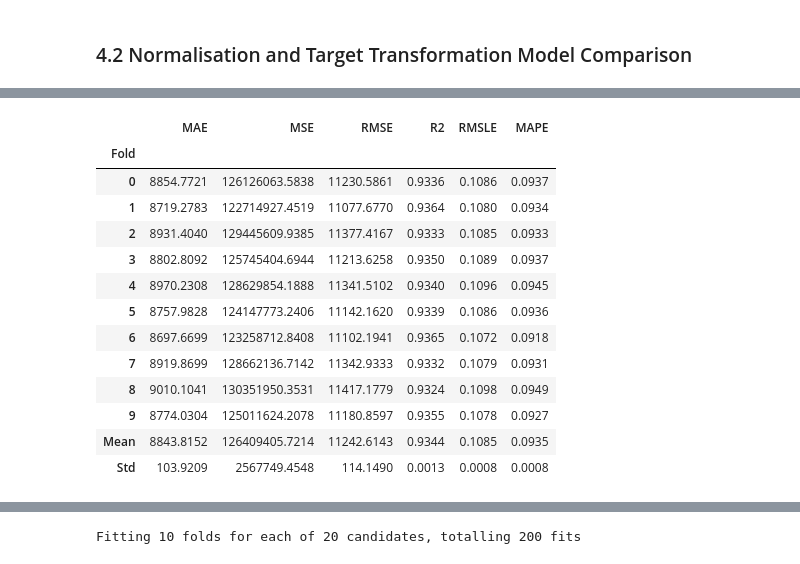
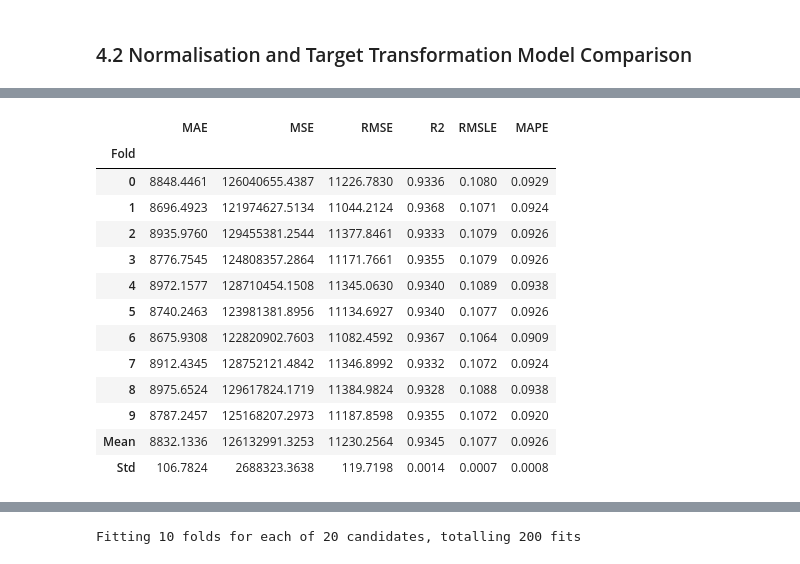
Before and after one commit to 1008tommy/mlops-assignment, a Jupyter notebook: darren/notebooks/modelling.ipynb, the cells around one changed output, grey strips where cells are left out. Saved outputs shown, nothing was run; the diff lists cells and outputs as text; code cells hidden in the pictures.

```diff
--- a/darren/notebooks/modelling.ipynb
+++ b/darren/notebooks/modelling.ipynb
@@ -669,13 +883,5 @@ Each CatBoost model is tuned using the same cross-validation strategy and RMSE a
 # %%
-baseline_catboost = baseline_exp.create_model(
-    "catboost"
-)
-
-feature_catboost = feature_selection_exp.create_model(
-    "catboost"
-)
-
-preprocessing_catboost = preprocessing_exp.create_model(
-    "catboost"
-)
+best_model = preprocessing_models[0]
+best_model_name = best_model.__class__.__name__
+best_model_name
 # %% [output]
@@ -739,35 +903,34 @@ preprocessing_catboost = preprocessing_exp.create_model(
 # %%
 catboost_grid = {
     "iterations": [300, 500, 700],
     "depth": [4, 6, 8],
     "learning_rate": [0.03, 0.05, 0.1],
     "l2_leaf_reg": [3, 5, 7],
     "random_strength": [1, 2]
 }
 
-tuned_baseline_catboost = baseline_exp.tune_model(
-    baseline_catboost,
+tuned_best_model = preprocessing_exp.tune_model(
+    best_model,
     custom_grid=catboost_grid,
     optimize="RMSE",
     n_iter=20,
-    fold=10,
     choose_better=True
 )
 # %% [output]
 [interactive output not drawn]
 |  | MAE | MSE | RMSE | R2 | RMSLE | MAPE |
 | Fold |  |  |  |  |  |  |
-| 0 | 8854.7721 | 126126063.5838 | 11230.5861 | 0.9336 | 0.1086 | 0.0937 |
-| 1 | 8719.2783 | 122714927.4519 | 11077.6770 | 0.9364 | 0.1080 | 0.0934 |
-| 2 | 8931.4040 | 129445609.9385 | 11377.4167 | 0.9333 | 0.1085 | 0.0933 |
-| 3 | 8802.8092 | 125745404.6944 | 11213.6258 | 0.9350 | 0.1089 | 0.0937 |
-| 4 | 8970.2308 | 128629854.1888 | 11341.5102 | 0.9340 | 0.1096 | 0.0945 |
-| 5 | 8757.9828 | 124147773.2406 | 11142.1620 | 0.9339 | 0.1086 | 0.0936 |
-| 6 | 8697.6699 | 123258712.8408 | 11102.1941 | 0.9365 | 0.1072 | 0.0918 |
-| 7 | 8919.8699 | 128662136.7142 | 11342.9333 | 0.9332 | 0.1079 | 0.0931 |
-| 8 | 9010.1041 | 130351950.3531 | 11417.1779 | 0.9324 | 0.1098 | 0.0949 |
-| 9 | 8774.0304 | 125011624.2078 | 11180.8597 | 0.9355 | 0.1078 | 0.0927 |
-| Mean | 8843.8152 | 126409405.7214 | 11242.6143 | 0.9344 | 0.1085 | 0.0935 |
-| Std | 103.9209 | 2567749.4548 | 114.1490 | 0.0013 | 0.0008 | 0.0008 |
+| 0 | 8848.4461 | 126040655.4387 | 11226.7830 | 0.9336 | 0.1080 | 0.0929 |
+| 1 | 8696.4923 | 121974627.5134 | 11044.2124 | 0.9368 | 0.1071 | 0.0924 |
+| 2 | 8935.9760 | 129455381.2544 | 11377.8461 | 0.9333 | 0.1079 | 0.0926 |
+| 3 | 8776.7545 | 124808357.2864 | 11171.7661 | 0.9355 | 0.1079 | 0.0926 |
+| 4 | 8972.1577 | 128710454.1508 | 11345.0630 | 0.9340 | 0.1089 | 0.0938 |
+| 5 | 8740.2463 | 123981381.8956 | 11134.6927 | 0.9340 | 0.1077 | 0.0926 |
+| 6 | 8675.9308 | 122820902.7603 | 11082.4592 | 0.9367 | 0.1064 | 0.0909 |
+| 7 | 8912.4345 | 128752121.4842 | 11346.8992 | 0.9332 | 0.1072 | 0.0924 |
+| 8 | 8975.6524 | 129617824.1719 | 11384.9824 | 0.9328 | 0.1088 | 0.0938 |
+| 9 | 8787.2457 | 125168207.2973 | 11187.8598 | 0.9355 | 0.1072 | 0.0920 |
+| Mean | 8832.1336 | 126132991.3253 | 11230.2564 | 0.9345 | 0.1077 | 0.0926 |
+| Std | 106.7824 | 2688323.3638 | 119.7198 | 0.0014 | 0.0007 | 0.0008 |
 [interactive output not drawn]
 Fitting 10 folds for each of 20 candidates, totalling 200 fits
```
Also changed, not shown: parts of 58 cells of this notebook, 3 other files.
